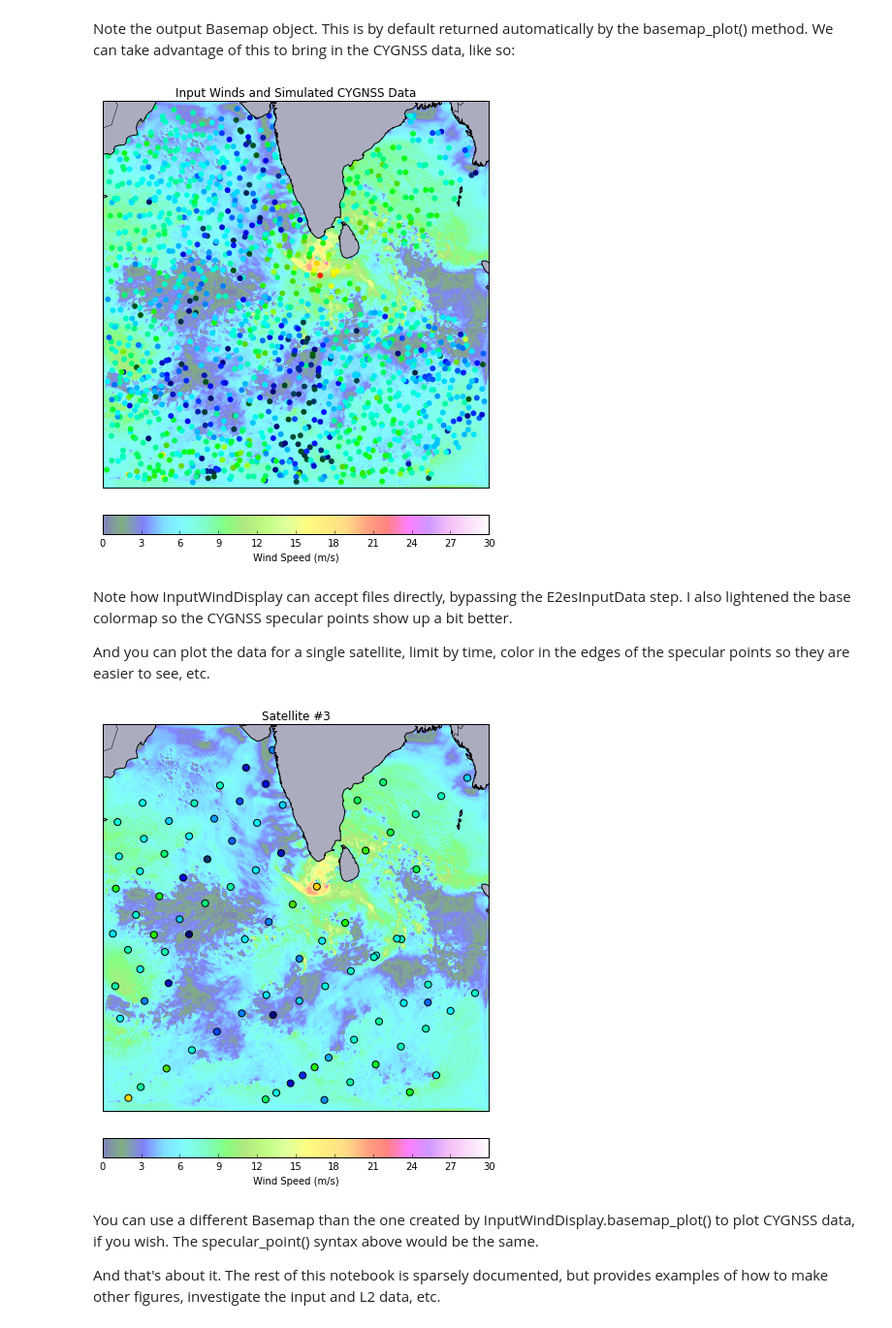
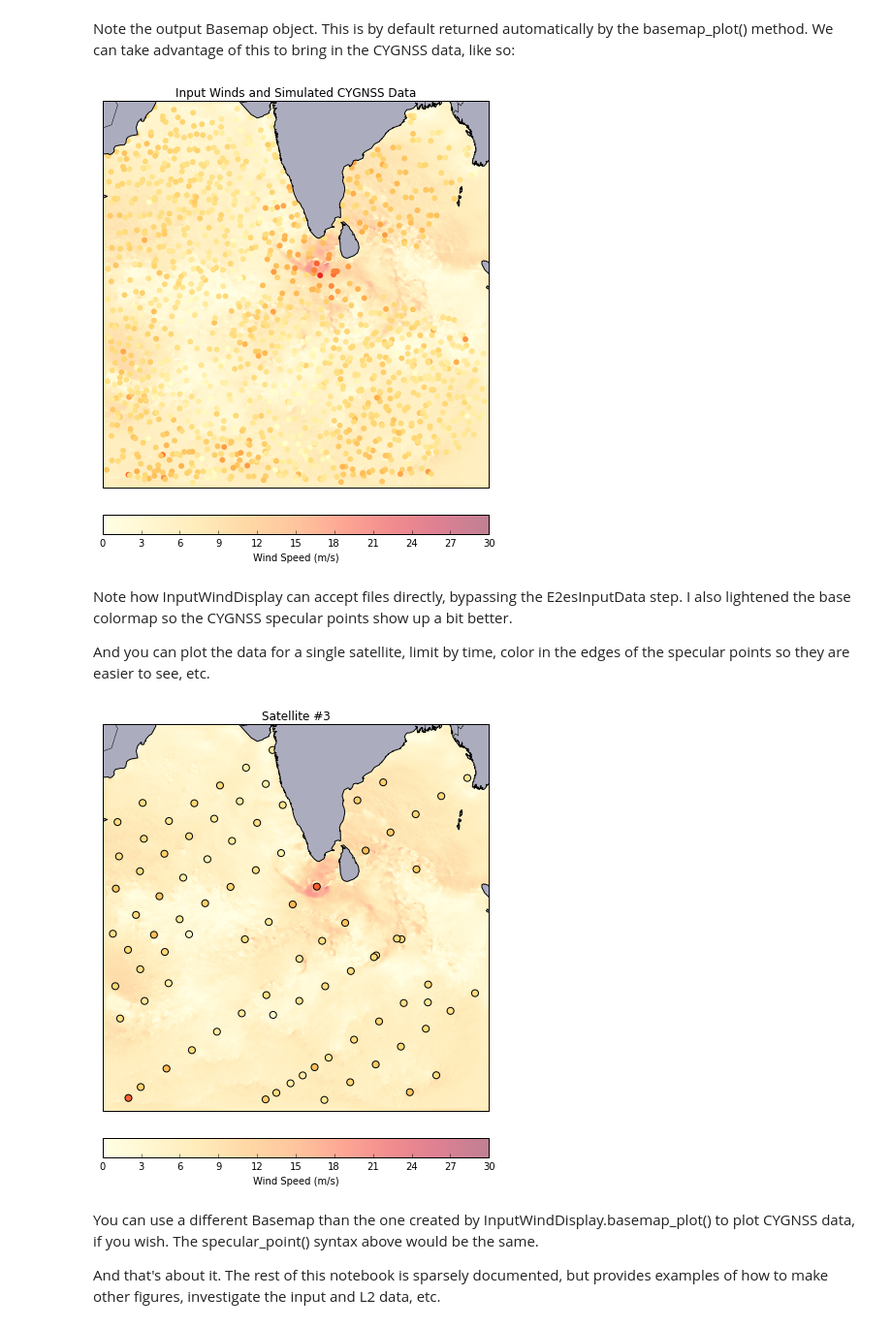
Before and after one commit to nasa/PyGNSS, a Jupyter notebook: notebooks/CYGNSS_L2_Python_Module_Demo.ipynb, the cells around one changed output. Shown at 97% size. Cells and saved outputs as stored; diff of their text form; code cells hidden in the pictures.

```diff
--- a/notebooks/CYGNSS_L2_Python_Module_Demo.ipynb
+++ b/notebooks/CYGNSS_L2_Python_Module_Demo.ipynb
@@ -30,10 +31,10 @@ In the present example, my input data came from a limited 9-km resolution WRF do
 input_dir = '/Users/tjlang/Documents/CYGNSS/E2ES/datafiles/winds/DYNAMO_WRF/'
 input_files = sorted(glob.glob(input_dir+'CYGNSS_Sim_wrfout_d01_2011-11-25_*.nc'))
 output_dir = '/Users/tjlang/Documents/CYGNSS/E2ES/run_test_mjo/output/'
-output_L2_files = sorted(glob.glob(output_dir+'cyg?.L2.20111125-S000000-E235700.e2e.nc'))
-print 'E2ES Inputs', [os.path.basename(filen) for filen in input_files]
-print
-print 'E2ES Outputs', [os.path.basename(filen) for filen in output_L2_files]
+output_L2_files = sorted(glob.glob(output_dir+'old/cyg?.L2.20111125-S000000-E235700.e2e.nc'))
+print('E2ES Inputs', [os.path.basename(filen) for filen in input_files])
+print()
+print('E2ES Outputs', [os.path.basename(filen) for filen in output_L2_files])
 # %% [output]
 E2ES Inputs ['CYGNSS_Sim_wrfout_d01_2011-11-25_00:00:00.nc', 'CYGNSS_Sim_wrfout_d01_2011-11-25_01:00:00.nc', 'CYGNSS_Sim_wrfout_d01_2011-11-25_02:00:00.nc', 'CYGNSS_Sim_wrfout_d01_2011-11-25_03:00:00. ...
 
@@ -142,15 +146,15 @@ input_display.basemap_plot(title=os.path.basename(input_files[11]))
 # %% [markdown]
 Note the output Basemap object. This is by default returned automatically by the basemap_plot() method. We can take advantage of this to bring in the CYGNSS data, like so:
 # %%
-lgist = lighten_cmap(plt.cm.get_cmap('gist_ncar'))
-fig = plt.figure(figsize=(8,8))
+lgist = lighten_cmap(plt.cm.get_cmap('YlOrRd'))
+fig = plt.figure(figsize=(8, 8))
 input_display = pygnss.InputWindDisplay(input_files[11])
 m = input_display.basemap_plot(title='Input Winds and Simulated CYGNSS Data', cmap=lgist)
 display = pygnss.CygnssL2WindDisplay(output_L2_files)
 display.specular_plot(colorbar_flag=False, axis_label_flag=False, title_flag=False,
-                      basemap=m, edge_flag=False, cmap='gist_ncar', ms=35)
+                      basemap=m, edge_flag=False, cmap='YlOrRd', ms=35)
 # %% [output]
-[figure, old version]
+[figure, new version]
 # %% [markdown]
 Note how InputWindDisplay can accept files directly, bypassing the E2esInputData step. I also lightened the base colormap so the CYGNSS specular points show up a bit better.
 
@@ -159,10 +163,10 @@ And you can plot the data for a single satellite, limit by time, color in the ed
 fig = plt.figure(figsize=(8,8))
 m = input_display.basemap_plot(title='Satellite #3', cmap=lgist)
 ss_display = pygnss.CygnssL2WindDisplay(merged_data.satellites[2])
-ss_display.specular_plot(cmap='gist_ncar', colorbar_flag=False, edge_flag=True,
-                         title_flag=False, basemap=m, indices=[0,400])
+ss_display.specular_plot(cmap='YlOrRd', colorbar_flag=False, edge_flag=True,
+                         title_flag=False, basemap=m, indices=[0, 400])
 # %% [output]
-[figure, old version]
+[figure, new version]
 # %% [markdown]
 You can use a different Basemap than the one created by InputWindDisplay.basemap_plot() to plot CYGNSS data, if you wish. The specular_point() syntax above would be the same.
 
```
Also changed, not shown: parts of 19 cells of this notebook, 1 other file.
